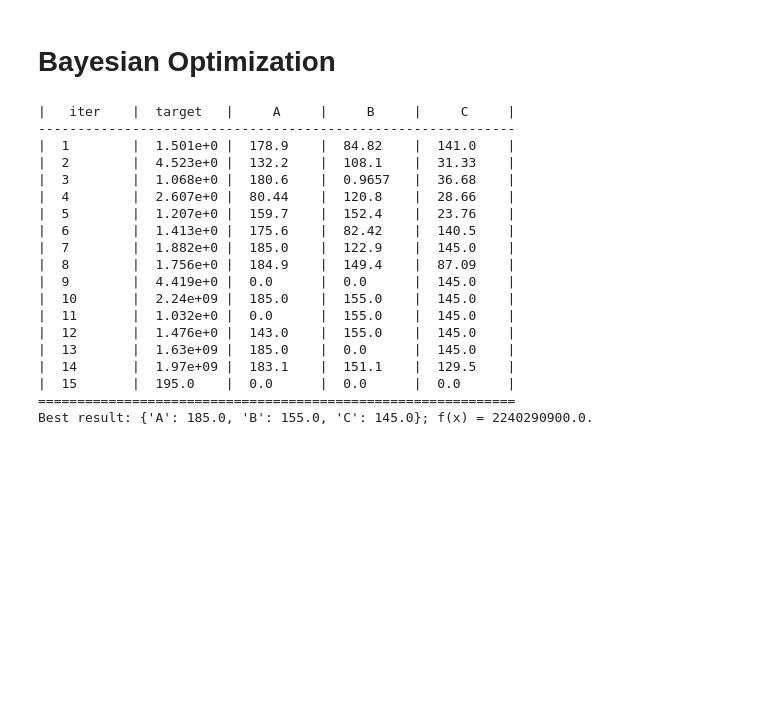
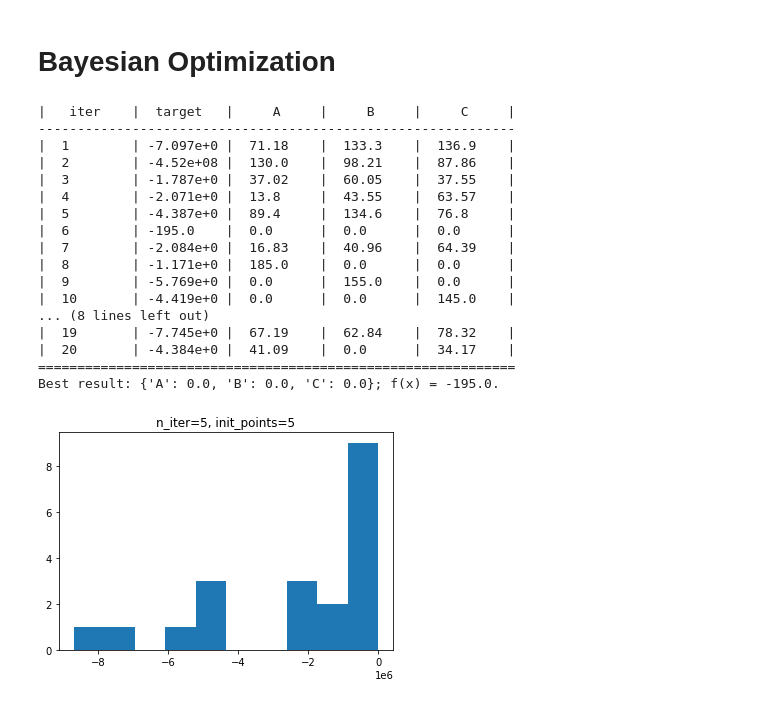
Before and after one commit to yubinhu/ParameterOptimization, a Jupyter notebook: venus-simulation.ipynb, the cells around one changed output. Saved outputs shown, nothing was run; the diff lists cells and outputs as text; code cells hidden in the pictures; blank space fills up the shorter version.

Commit message:
tuning a few parameters

```diff
--- a/venus-simulation.ipynb
+++ b/venus-simulation.ipynb
@@ -89,7 +90,7 @@ warnings.filterwarnings("ignore")
 # Define the black box function to optimize.
 def black_box_function(A, B, C):
     # C: SVC hyper parameter to optimize for.
-    v = venus._himmelblau4(A, B, C)
+    v = -venus._himmelblau4(A, B, C)
     return v
 
 # Set range of C to optimize for.
@@ -99,26 +100,44 @@ pbounds = {"A": [0, 185], "B": [0, 155], "C": [0, 145]}
 # and optimize the given black_box_function.
 optimizer = BayesianOptimization(f = black_box_function,
                                  pbounds = pbounds, verbose = 2,
-                                 random_state = 4)
-optimizer.maximize(init_points = 5, n_iter = 10)
+                                 random_state = 38)
+optimizer.maximize(init_points = 5, n_iter = 15)
 print("Best result: {}; f(x) = {}.".format(optimizer.max["params"], optimizer.max["target"]))
 # %% [output]
 |   iter    |  target   |     A     |     B     |     C     |
 -------------------------------------------------------------
-|  1        |  1.501e+0 |  178.9    |  84.82    |  141.0    |
-|  2        |  4.523e+0 |  132.2    |  108.1    |  31.33    |
-|  3        |  1.068e+0 |  180.6    |  0.9657   |  36.68    |
-|  4        |  2.607e+0 |  80.44    |  120.8    |  28.66    |
-|  5        |  1.207e+0 |  159.7    |  152.4    |  23.76    |
-|  6        |  1.413e+0 |  175.6    |  82.42    |  140.5    |
-|  7        |  1.882e+0 |  185.0    |  122.9    |  145.0    |
-|  8        |  1.756e+0 |  184.9    |  149.4    |  87.09    |
-|  9        |  4.419e+0 |  0.0      |  0.0      |  145.0    |
-|  10       |  2.24e+09 |  185.0    |  155.0    |  145.0    |
-|  11       |  1.032e+0 |  0.0      |  155.0    |  145.0    |
-|  12       |  1.476e+0 |  143.0    |  155.0    |  145.0    |
-|  13       |  1.63e+09 |  185.0    |  0.0      |  145.0    |
-|  14       |  1.97e+09 |  183.1    |  151.1    |  129.5    |
-|  15       |  195.0    |  0.0      |  0.0      |  0.0      |
+|  1        | -7.097e+0 |  71.18    |  133.3    |  136.9    |
+|  2        | -4.52e+08 |  130.0    |  98.21    |  87.86    |
+|  3        | -1.787e+0 |  37.02    |  60.05    |  37.55    |
+|  4        | -2.071e+0 |  13.8     |  43.55    |  63.57    |
+|  5        | -4.387e+0 |  89.4     |  134.6    |  76.8     |
+|  6        | -195.0    |  0.0      |  0.0      |  0.0      |
+|  7        | -2.084e+0 |  16.83    |  40.96    |  64.39    |
+|  8        | -1.171e+0 |  185.0    |  0.0      |  0.0      |
+|  9        | -5.769e+0 |  0.0      |  155.0    |  0.0      |
+|  10       | -4.419e+0 |  0.0      |  0.0      |  145.0    |
+... (8 lines left out)
+|  19       | -7.745e+0 |  67.19    |  62.84    |  78.32    |
+|  20       | -4.384e+0 |  41.09    |  0.0      |  34.17    |
 =============================================================
-Best result: {'A': 185.0, 'B': 155.0, 'C': 145.0}; f(x) = 2240290900.0.
+Best result: {'A': 0.0, 'B': 0.0, 'C': 0.0}; f(x) = -195.0.
+# %%
+# try a certain times and see how many converges
+def trial(N, n_iter = 15, init_points = 5):
+    results = []
+    for i in tqdm(range(N)):
+        optimizer = BayesianOptimization(f = black_box_function,
+                                         pbounds = pbounds, verbose = 0,
+                                         random_state = i)
+        optimizer.maximize(init_points = init_points, n_iter = n_iter)
+        # print("Best result: {}; f(x) = {}.".format(optimizer.max["params"], optimizer.max["target"]))
+        results.append(optimizer.max["target"])
+    return results
+# %%
+n_iter = 5
+init_points = 5
+plt.title("n_iter={}, init_points={}".format(n_iter, init_points))
+plt.hist(trial(20, n_iter=n_iter, init_points=init_points))
+plt.show()
+# %% [output]
+[figure, added]
```
Also changed, not shown: parts of 8 cells of this notebook.
